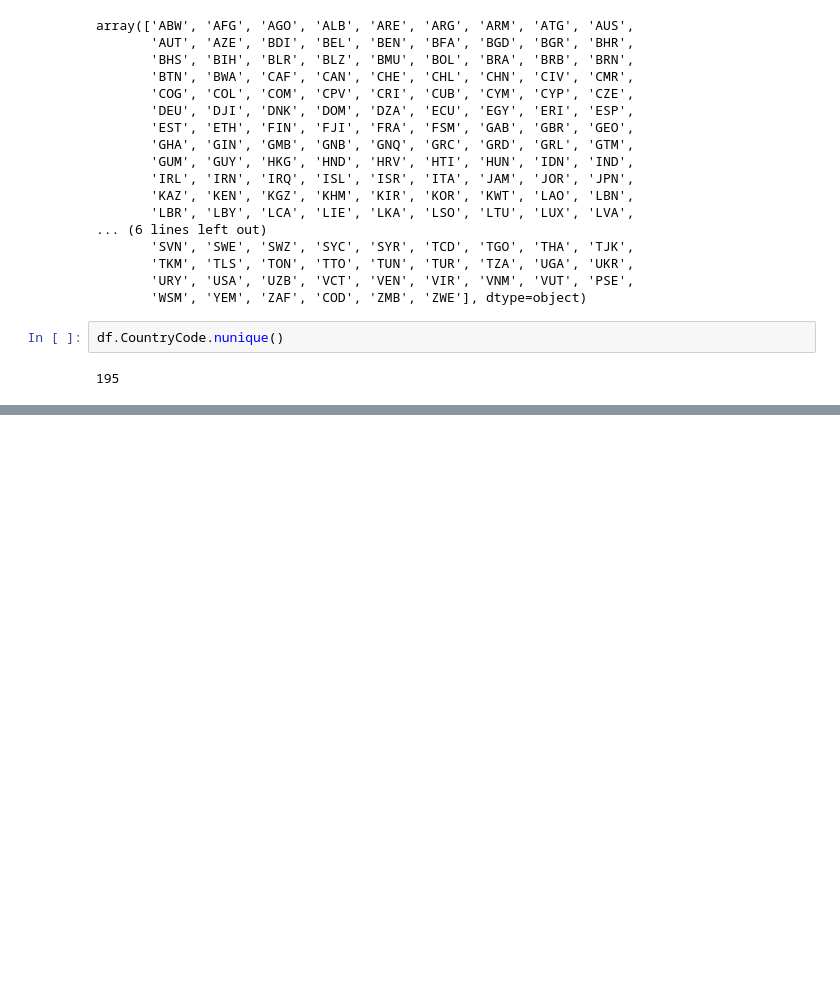
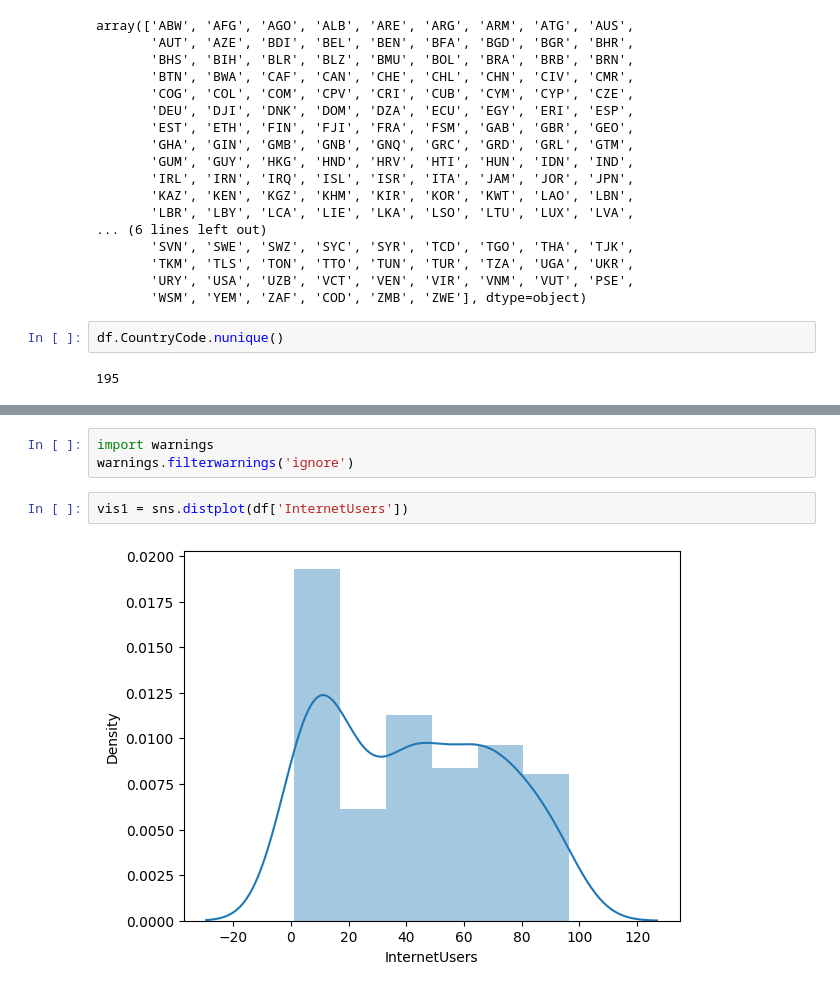
Before and after one commit to codebyALEEM/6_months_bootcamp__Agentic-AI-FSDS-ML-and-Python, a Jupyter notebook: P_Pandas_ALEEM.ipynb, the cells around one changed output, grey strips where cells are left out. Saved outputs shown, nothing was run; the diff lists cells and outputs as text; blank space fills up the shorter version.

```diff
--- a/P_Pandas_ALEEM.ipynb
+++ b/P_Pandas_ALEEM.ipynb
@@ -499,0 +528,7 @@ df.CountryCode.nunique()
+# %%
+import warnings
+warnings.filterwarnings('ignore')
+# %%
+vis1 = sns.distplot(df['InternetUsers'])
+# %% [output]
+[figure, added]
```
Also changed, not shown: parts of 9 cells of this notebook.
